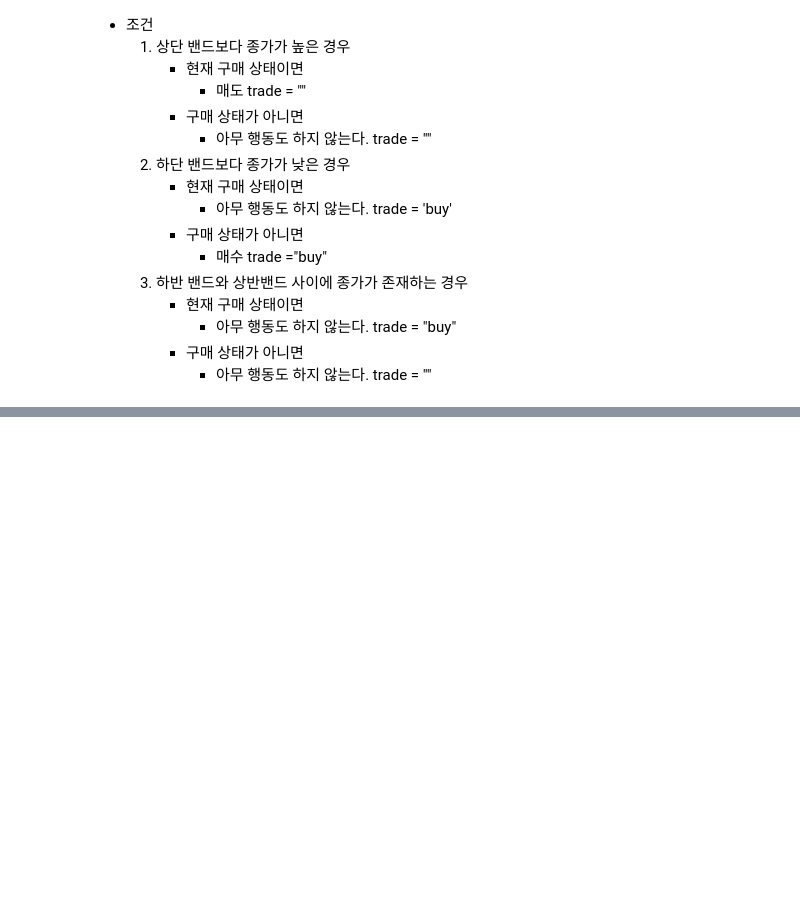
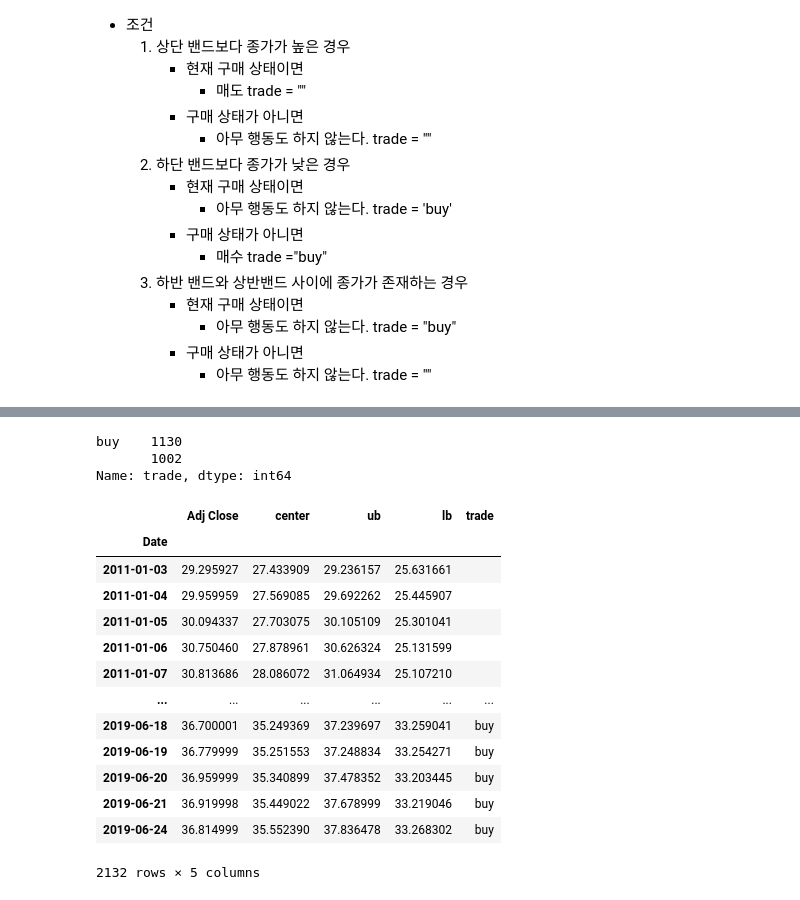
Before and after one commit to sejinhwang97ko/2023prac, a Jupyter notebook: 20230412/03_bollinger.ipynb, the cells around one changed output, grey strips where cells are left out. Saved outputs shown, nothing was run; the diff lists cells and outputs as text; code cells hidden in the pictures; blank space fills up the shorter version.

```diff
--- a/20230412/03_bollinger.ipynb
+++ b/20230412/03_bollinger.ipynb
@@ -170,0 +177,23 @@ for i in price_df2.index:
+# %%
+price_df2['trade'].value_counts()
+# %% [output]
+buy    1130
+       1002
+Name: trade, dtype: int64
+# %%
+price_df2
+# %% [output]
+|  | Adj Close | center | ub | lb | trade |
+| Date |  |  |  |  |  |
+| 2011-01-03 | 29.295927 | 27.433909 | 29.236157 | 25.631661 |  |
+| 2011-01-04 | 29.959959 | 27.569085 | 29.692262 | 25.445907 |  |
+| 2011-01-05 | 30.094337 | 27.703075 | 30.105109 | 25.301041 |  |
+| 2011-01-06 | 30.750460 | 27.878961 | 30.626324 | 25.131599 |  |
+| 2011-01-07 | 30.813686 | 28.086072 | 31.064934 | 25.107210 |  |
+| ... | ... | ... | ... | ... | ... |
+| 2019-06-18 | 36.700001 | 35.249369 | 37.239697 | 33.259041 | buy |
+| 2019-06-19 | 36.779999 | 35.251553 | 37.248834 | 33.254271 | buy |
+| 2019-06-20 | 36.959999 | 35.340899 | 37.478352 | 33.203445 | buy |
+| 2019-06-21 | 36.919998 | 35.449022 | 37.678999 | 33.219046 | buy |
+| 2019-06-24 | 36.814999 | 35.552390 | 37.836478 | 33.268302 | buy |
+2132 rows × 5 columns
```
Also changed, not shown: parts of 7 cells of this notebook.
